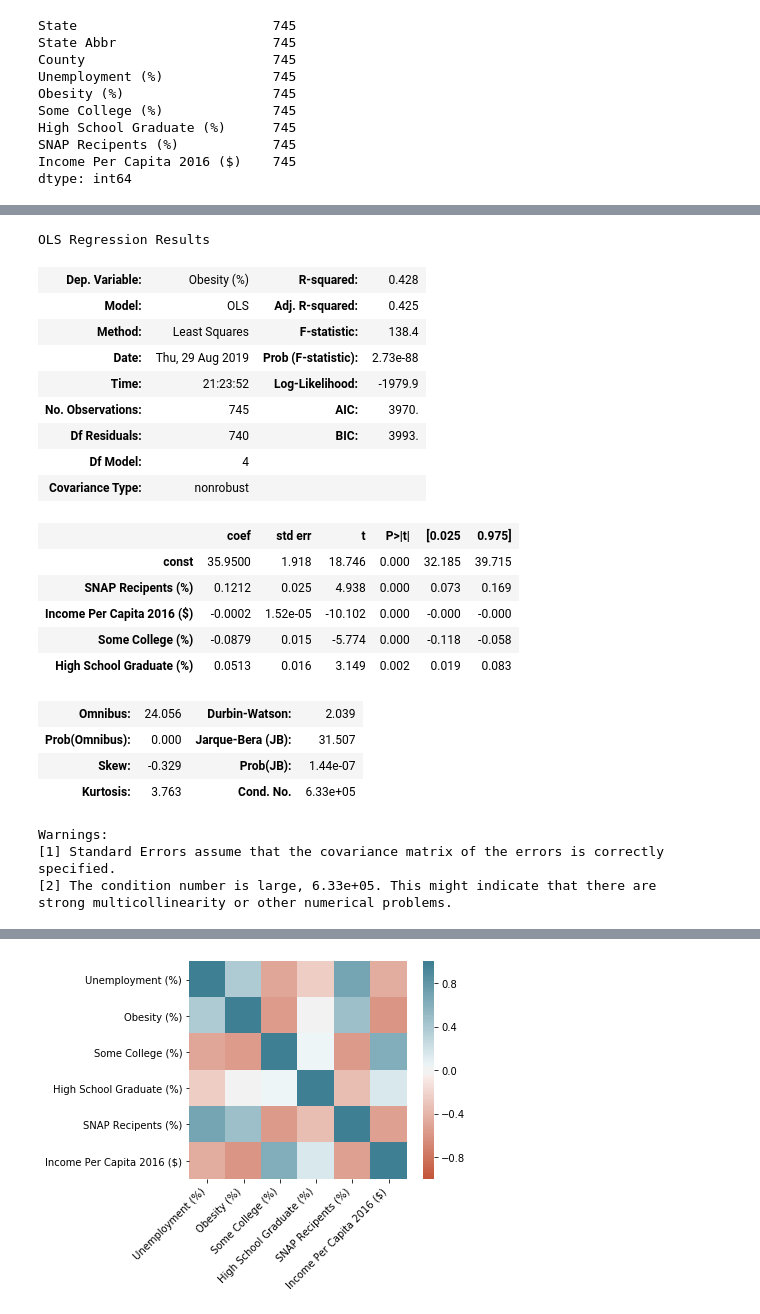
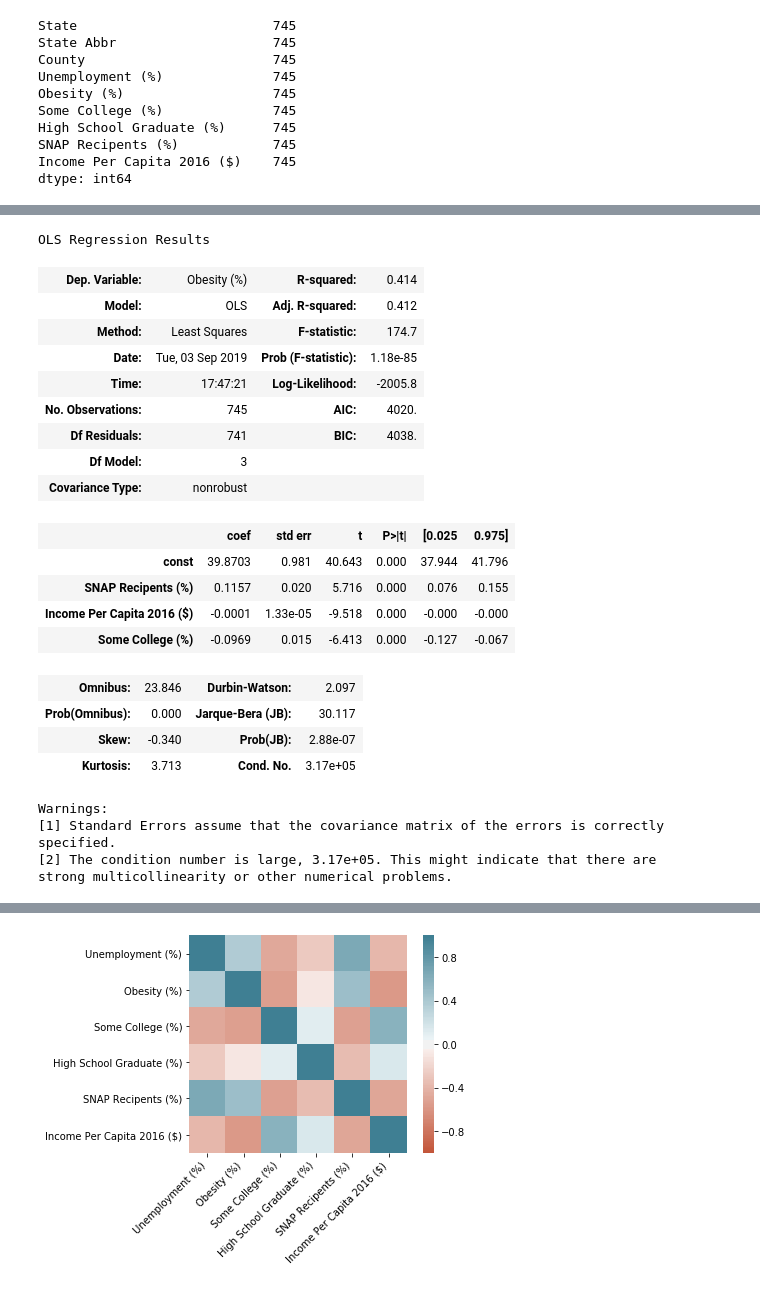
Before and after one commit to emilou1981/Group_Project_1, a Jupyter notebook: US County Obesity and Possible Linkages-Final.ipynb, the cells around one changed output, grey strips where cells are left out. Cells and saved outputs as stored; diff of their text form; code cells hidden in the pictures.

```diff
--- a/US County Obesity and Possible Linkages-Final.ipynb
+++ b/US County Obesity and Possible Linkages-Final.ipynb
@@ -590,34 +590,33 @@ strong multicollinearity or other numerical problems.
 # %%
 #Revised Regression analysis to remove unemployment due to unstable relationship after running multiple samples and
 #to address multicollinearity issue
-X = sample[["SNAP Recipents (%)", "Income Per Capita 2016 ($)", "Some College (%)", "High School Graduate (%)"]]
+X = sample[["SNAP Recipents (%)", "Income Per Capita 2016 ($)", "Some College (%)"]]
 y = sample["Obesity (%)"]
 X = sm.add_constant(X)
 model = sm.OLS(y, X).fit()
 predictions = model.predict(X)
 model.summary()
 # %% [output]
 OLS Regression Results
-| Dep. Variable: | Obesity (%) | R-squared: | 0.428 |
-| Model: | OLS | Adj. R-squared: | 0.425 |
-| Method: | Least Squares | F-statistic: | 138.4 |
-| Date: | Thu, 29 Aug 2019 | Prob (F-statistic): | 2.73e-88 |
-| Time: | 21:23:52 | Log-Likelihood: | -1979.9 |
-| No. Observations: | 745 | AIC: | 3970. |
-| Df Residuals: | 740 | BIC: | 3993. |
-| Df Model: | 4 |  |  |
+| Dep. Variable: | Obesity (%) | R-squared: | 0.414 |
+| Model: | OLS | Adj. R-squared: | 0.412 |
+| Method: | Least Squares | F-statistic: | 174.7 |
+| Date: | Tue, 03 Sep 2019 | Prob (F-statistic): | 1.18e-85 |
+| Time: | 17:47:21 | Log-Likelihood: | -2005.8 |
+| No. Observations: | 745 | AIC: | 4020. |
+| Df Residuals: | 741 | BIC: | 4038. |
+| Df Model: | 3 |  |  |
 | Covariance Type: | nonrobust |  |  |
 |  | coef | std err | t | P>|t| | [0.025 | 0.975] |
-| const | 35.9500 | 1.918 | 18.746 | 0.000 | 32.185 | 39.715 |
-| SNAP Recipents (%) | 0.1212 | 0.025 | 4.938 | 0.000 | 0.073 | 0.169 |
-| Income Per Capita 2016 ($) | -0.0002 | 1.52e-05 | -10.102 | 0.000 | -0.000 | -0.000 |
-| Some College (%) | -0.0879 | 0.015 | -5.774 | 0.000 | -0.118 | -0.058 |
-| High School Graduate (%) | 0.0513 | 0.016 | 3.149 | 0.002 | 0.019 | 0.083 |
+| const | 39.8703 | 0.981 | 40.643 | 0.000 | 37.944 | 41.796 |
+| SNAP Recipents (%) | 0.1157 | 0.020 | 5.716 | 0.000 | 0.076 | 0.155 |
+| Income Per Capita 2016 ($) | -0.0001 | 1.33e-05 | -9.518 | 0.000 | -0.000 | -0.000 |
+| Some College (%) | -0.0969 | 0.015 | -6.413 | 0.000 | -0.127 | -0.067 |
-| Omnibus: | 24.056 | Durbin-Watson: | 2.039 |
-| Prob(Omnibus): | 0.000 | Jarque-Bera (JB): | 31.507 |
-| Skew: | -0.329 | Prob(JB): | 1.44e-07 |
-| Kurtosis: | 3.763 | Cond. No. | 6.33e+05 |
+| Omnibus: | 23.846 | Durbin-Watson: | 2.097 |
+| Prob(Omnibus): | 0.000 | Jarque-Bera (JB): | 30.117 |
+| Skew: | -0.340 | Prob(JB): | 2.88e-07 |
+| Kurtosis: | 3.713 | Cond. No. | 3.17e+05 |
 Warnings:
 [1] Standard Errors assume that the covariance matrix of the errors is correctly specified.
-[2] The condition number is large, 6.33e+05. This might indicate that there are
+[2] The condition number is large, 3.17e+05. This might indicate that there are
 strong multicollinearity or other numerical problems.
```
Also changed, not shown: parts of 11 cells of this notebook, 11 other files.
